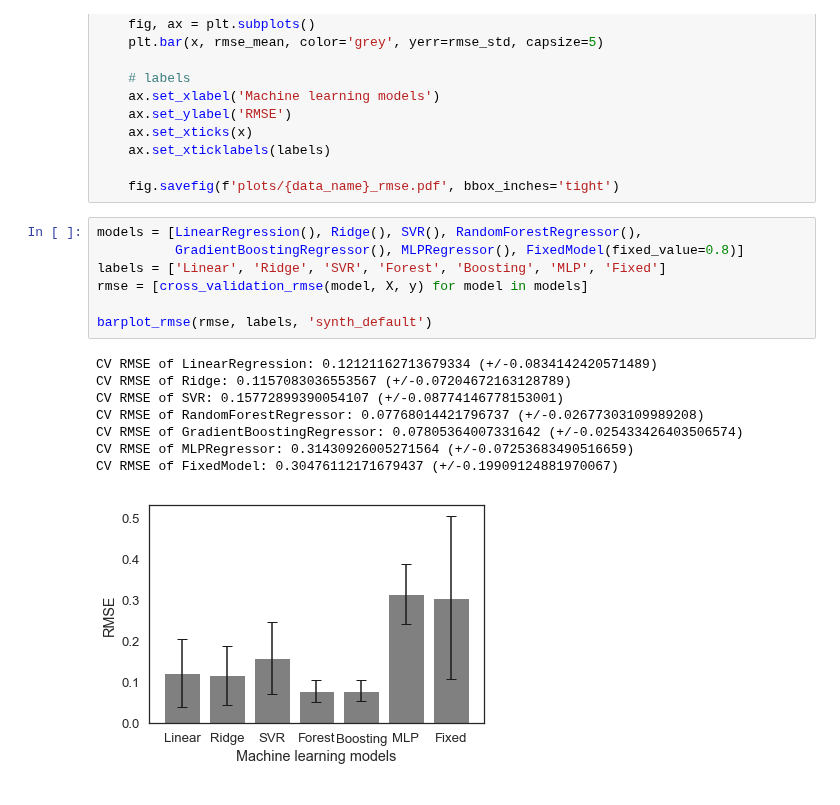
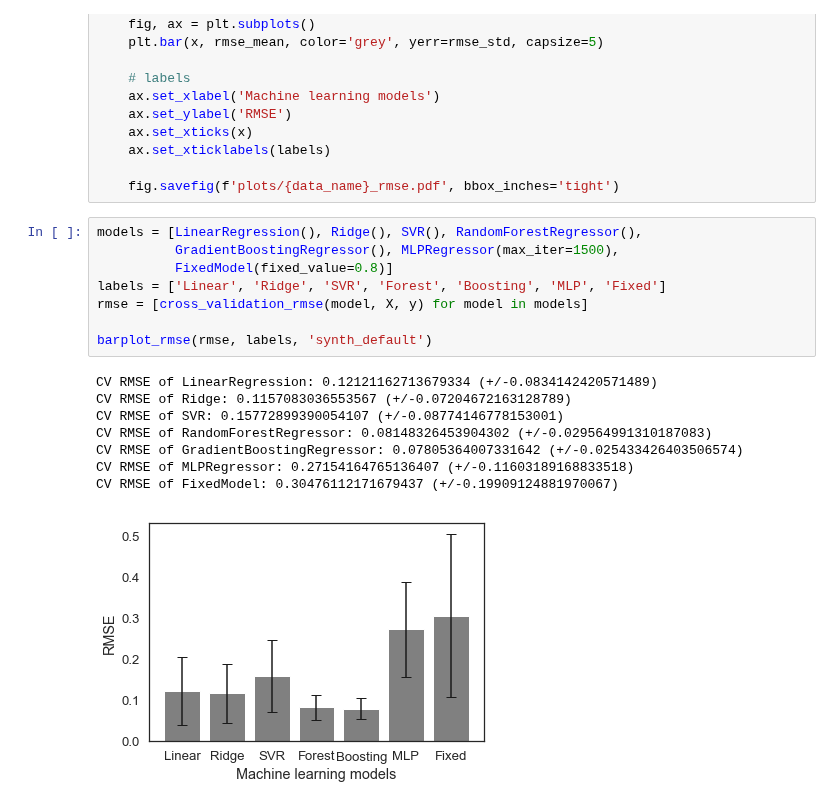
Before and after one commit to CN-UPB/ml-for-resource-allocation, a Jupyter notebook: synth_data.ipynb, the cells around one changed output. Saved outputs shown, nothing was run; the diff lists cells and outputs as text.

```diff
--- a/synth_data.ipynb
+++ b/synth_data.ipynb
@@ -106,20 +106,21 @@ def barplot_rmse(scores, labels, data_name):
     fig.savefig(f'plots/{data_name}_rmse.pdf', bbox_inches='tight')
 # %%
 models = [LinearRegression(), Ridge(), SVR(), RandomForestRegressor(),
-          GradientBoostingRegressor(), MLPRegressor(), FixedModel(fixed_value=0.8)]
+          GradientBoostingRegressor(), MLPRegressor(max_iter=1500),
+          FixedModel(fixed_value=0.8)]
 labels = ['Linear', 'Ridge', 'SVR', 'Forest', 'Boosting', 'MLP', 'Fixed']
 rmse = [cross_validation_rmse(model, X, y) for model in models]
 
 barplot_rmse(rmse, labels, 'synth_default')
 # %% [output]
 CV RMSE of LinearRegression: 0.12121162713679334 (+/-0.0834142420571489)
 CV RMSE of Ridge: 0.1157083036553567 (+/-0.07204672163128789)
 CV RMSE of SVR: 0.15772899390054107 (+/-0.08774146778153001)
-CV RMSE of RandomForestRegressor: 0.07768014421796737 (+/-0.02677303109989208)
+CV RMSE of RandomForestRegressor: 0.08148326453904302 (+/-0.029564991310187083)
 CV RMSE of GradientBoostingRegressor: 0.07805364007331642 (+/-0.025433426403506574)
-CV RMSE of MLPRegressor: 0.31430926005271564 (+/-0.07253683490516659)
+CV RMSE of MLPRegressor: 0.27154164765136407 (+/-0.11603189168833518)
 CV RMSE of FixedModel: 0.30476112171679437 (+/-0.19909124881970067)
-[figure, old version]
+[figure, new version]
 # %%
 # scale the data and do again
 scaler = MinMaxScaler()
```
Also changed, not shown: parts of 5 cells of this notebook, 4 other files.
